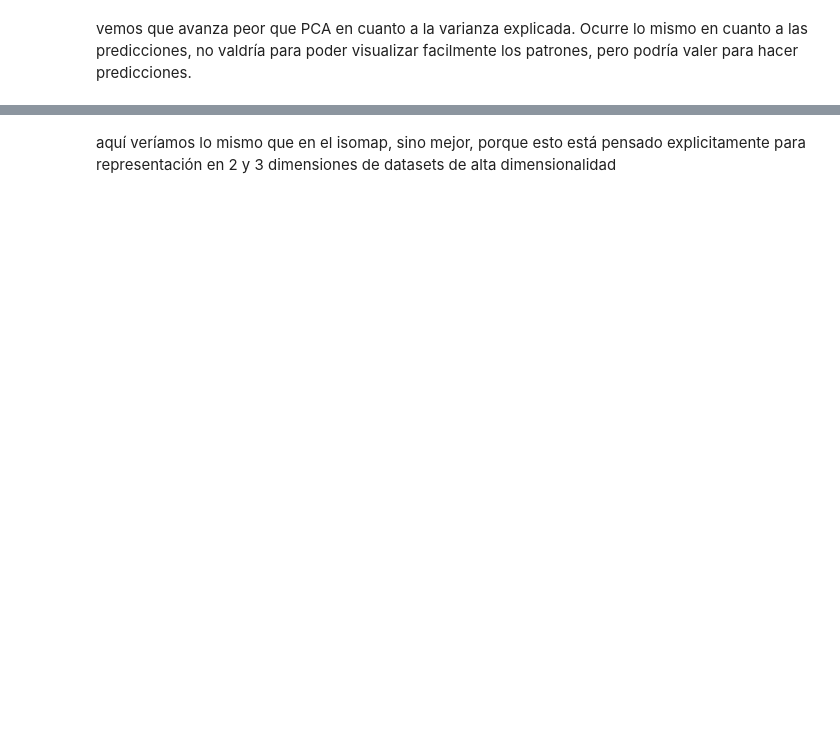
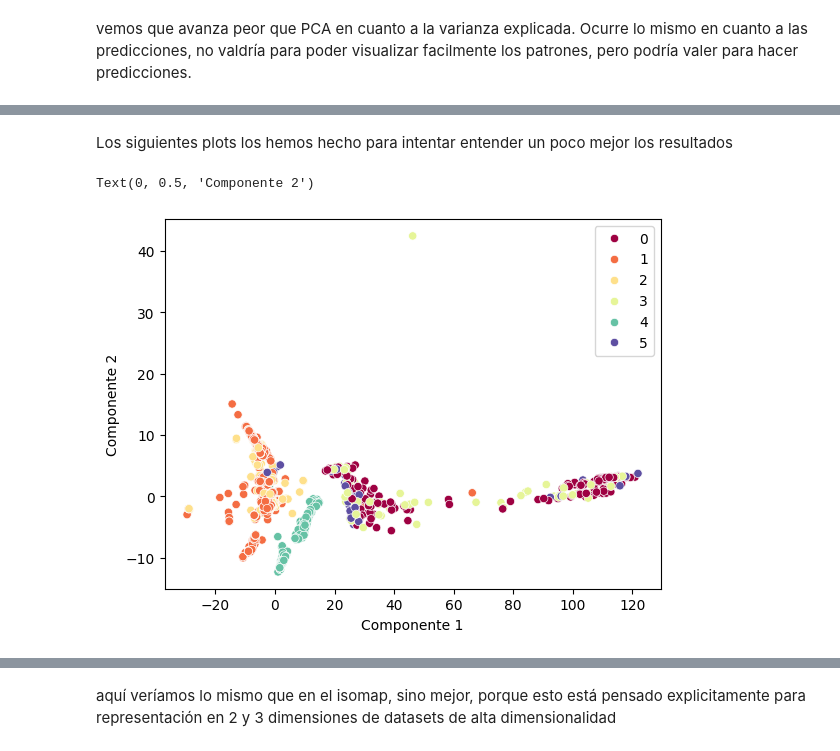
Before and after one commit to AndreesBenitoo/practicaMCP_rinconbenito, a Jupyter notebook: ataques_red.ipynb, the cells around one changed output, grey strips where cells are left out. Saved outputs shown, nothing was run; the diff lists cells and outputs as text; code cells hidden in the pictures; blank space fills up the shorter version.

```diff
--- a/ataques_red.ipynb
+++ b/ataques_red.ipynb
@@ -544,6 +718,11 @@ plt.show()
+# %% [markdown]
+Los siguientes plots los hemos hecho para intentar entender un poco mejor los resultados
 # %%
 sns.scatterplot(x=X_iso[:, 0], y=X_iso[:, 1], hue=y_resampled_encoded, palette="Spectral")
-plt.xlabel('Componente t-SNE 1')
-plt.ylabel('Componente t-SNE 2')
+plt.xlabel('Componente 1')
+plt.ylabel('Componente 2')
+# %% [output]
+Text(0, 0.5, 'Componente 2')
+[figure, added]
 # %%
 sns.scatterplot(x=X_iso[:, 2], y=X_iso[:,1], hue=y_resampled_encoded, palette="Spectral")
```
Also changed, not shown: parts of 100 cells of this notebook, 1 other file.
